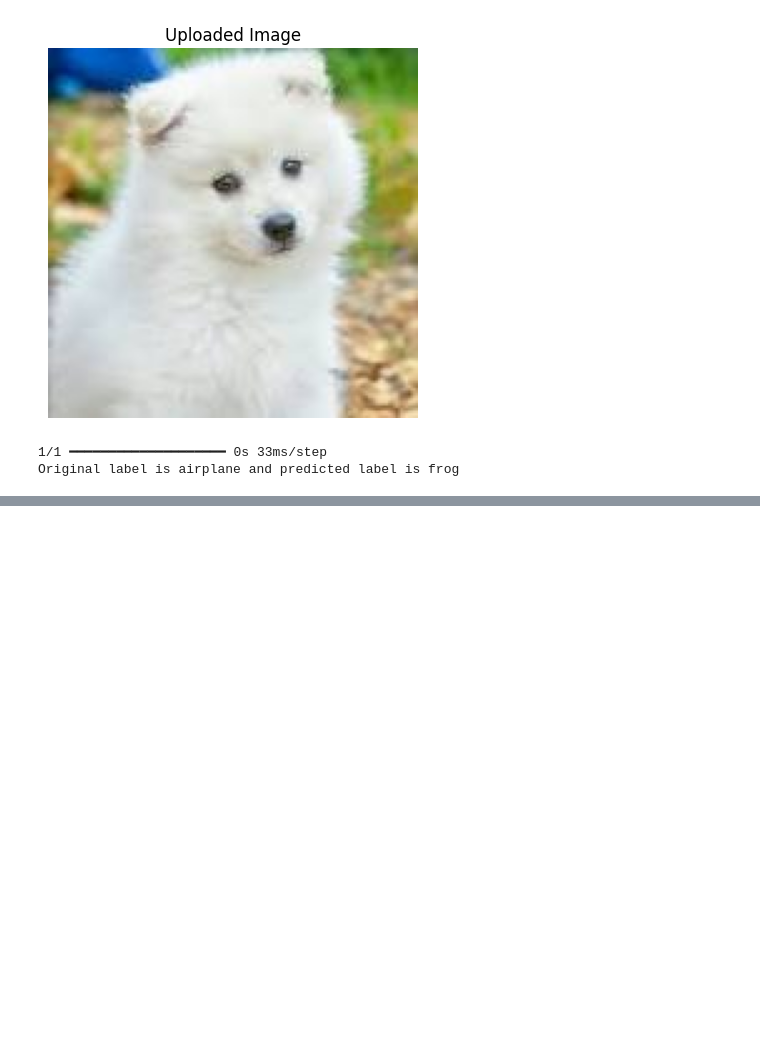
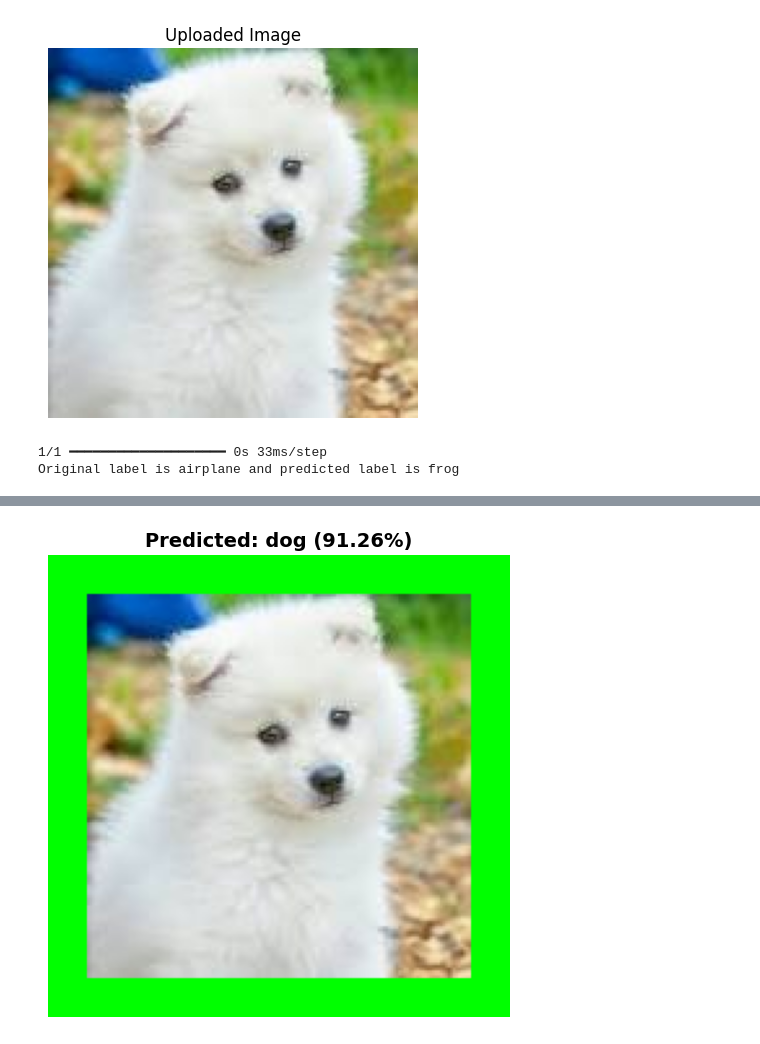
Before and after one commit to marie270539710/YB-2407-DA, a Jupyter notebook: week14/CIFAR10_Image_Classification_in_TensorFlow-2.ipynb, the cells around one changed output, grey strips where cells are left out. Saved outputs shown, nothing was run; the diff lists cells and outputs as text; code cells hidden in the pictures; blank space fills up the shorter version.

```diff
--- a/week14/CIFAR10_Image_Classification_in_TensorFlow-2.ipynb
+++ b/week14/CIFAR10_Image_Classification_in_TensorFlow-2.ipynb
@@ -281,0 +242,82 @@ Predicted label: dog
+# %%
+import numpy as np
+import cv2
+import tensorflow as tf
+from tensorflow.keras.models import load_model
+import matplotlib.pyplot as plt
+
+# Load the trained model
+model_path = "CIFAR_10_tens.h5"  # Ensure this file is in your working directory
+model = load_model(model_path)
+
+# Define CIFAR-10 class labels
+LABELS = [
+    "airplane", "automobile", "bird", "cat", "deer",
+    "dog", "frog", "horse", "ship", "truck"
+]
+
+def preprocess_image(image_path, target_size=(32, 32)):
+    """
+    Preprocesses an image for model prediction.
+    - Loads the image
+    - Converts BGR to RGB
+    - Resizes to match the model's input size
+    - Normalizes pixel values
+    - Expands dimensions for batch processing
+    """
+    img = cv2.imread(image_path)
+    img_rgb = cv2.cvtColor(img, cv2.COLOR_BGR2RGB)  # Convert to RGB
+    img_resized = cv2.resize(img_rgb, target_size)  # Resize for CIFAR-10 model
+    img_normalized = img_resized.astype("float32") / 255.0  # Normalize pixel values
+    img_expanded = np.expand_dims(img_normalized, axis=0)  # Add batch dimension
+    return img_rgb, img_expanded
+
+def predict_image(model, img_array):
+    """
+    Makes a prediction using the trained model.
+    Returns the class label with the highest probability.
+    """
+    prediction = model.predict(img_array)
+    predicted_class = np.argmax(prediction)
+    confidence = np.max(prediction)  # Get confidence score
+    return LABELS[predicted_class], confidence
+
+def add_frame(image, color=(0, 255, 0), thickness=10):
+    """
+    Adds a colored border (frame) around the image.
+    - Green for correct classification
+    - Red for incorrect classification
+    - Blue for unknown datasets
+    """
+    return cv2.copyMakeBorder(image, thickness, thickness, thickness, thickness,
+                              cv2.BORDER_CONSTANT, value=color)
+
+# Path to the new image
+image_path = "re-test-fig.jpeg"  # Replace with your test image
+
+# Preprocess the image
+img_rgb, img_preprocessed = preprocess_image(image_path)
+
+# Predict the class
+predicted_label, confidence = predict_image(model, img_preprocessed)
+
+# Determine frame color (default: blue for unknown dataset)
+frame_color = (0, 0, 255)  # Red for incorrect classification
+
+# If testing on CIFAR-10 dataset, set correct colors
+if predicted_label in LABELS:
+    frame_color = (0, 255, 0)  # Green for valid CIFAR-10 classification
+
+# Add a frame to the image
+img_with_frame = add_frame(img_rgb, color=frame_color, thickness=15)
+
+# Display the image with frame and predicted label
+plt.figure(figsize=(6, 6))
+plt.imshow(img_with_frame)
+plt.axis("off")
+plt.title(f"Predicted: {predicted_label} ({confidence:.2%})", fontsize=14, fontweight="bold")
+plt.show()
+
+# Print the result
+print(f"🟢 Predicted Label: {predicted_label} | Confidence: {confidence:.2%}")
+# %% [output]
@@ -281,0 +326 @@ Predicted label: dog
+[figure, added]
```
Also changed, not shown: parts of 2 cells of this notebook, 4 other files.
